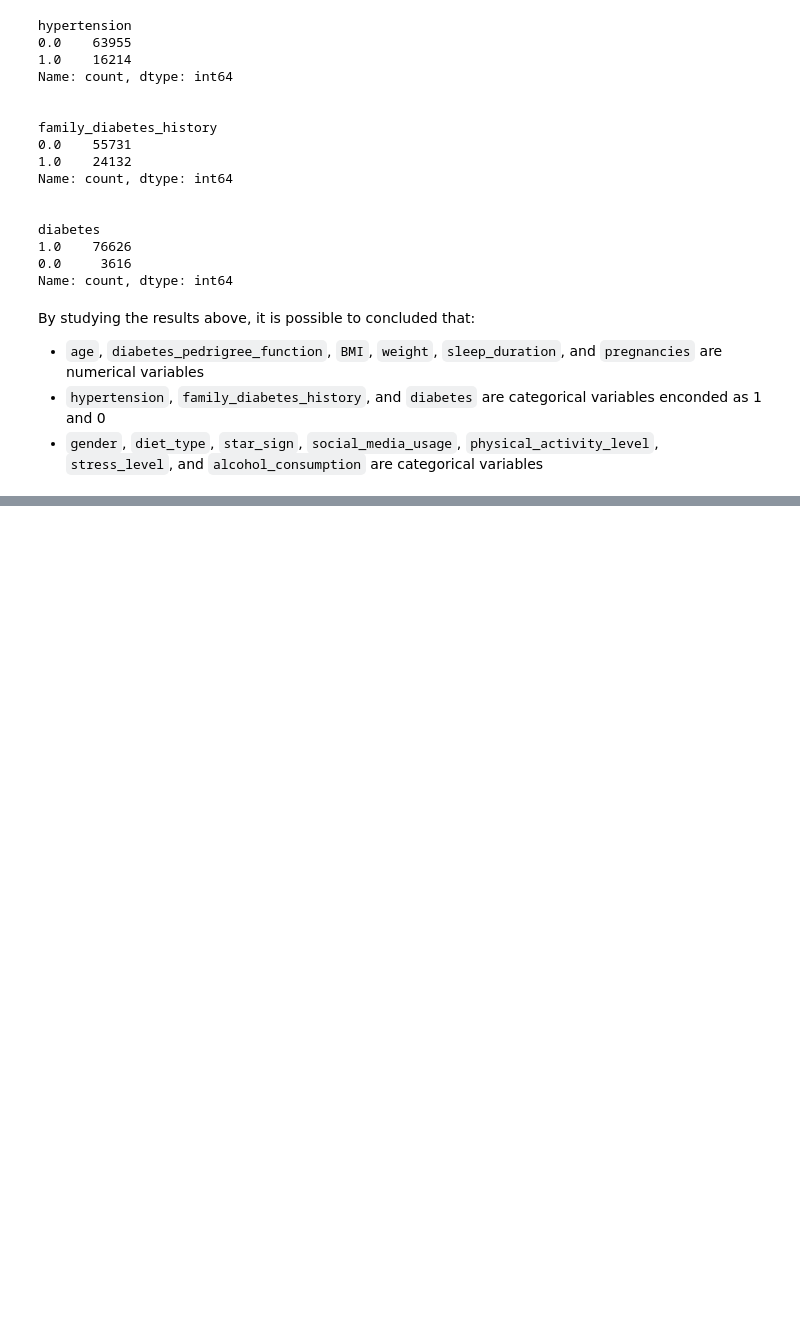
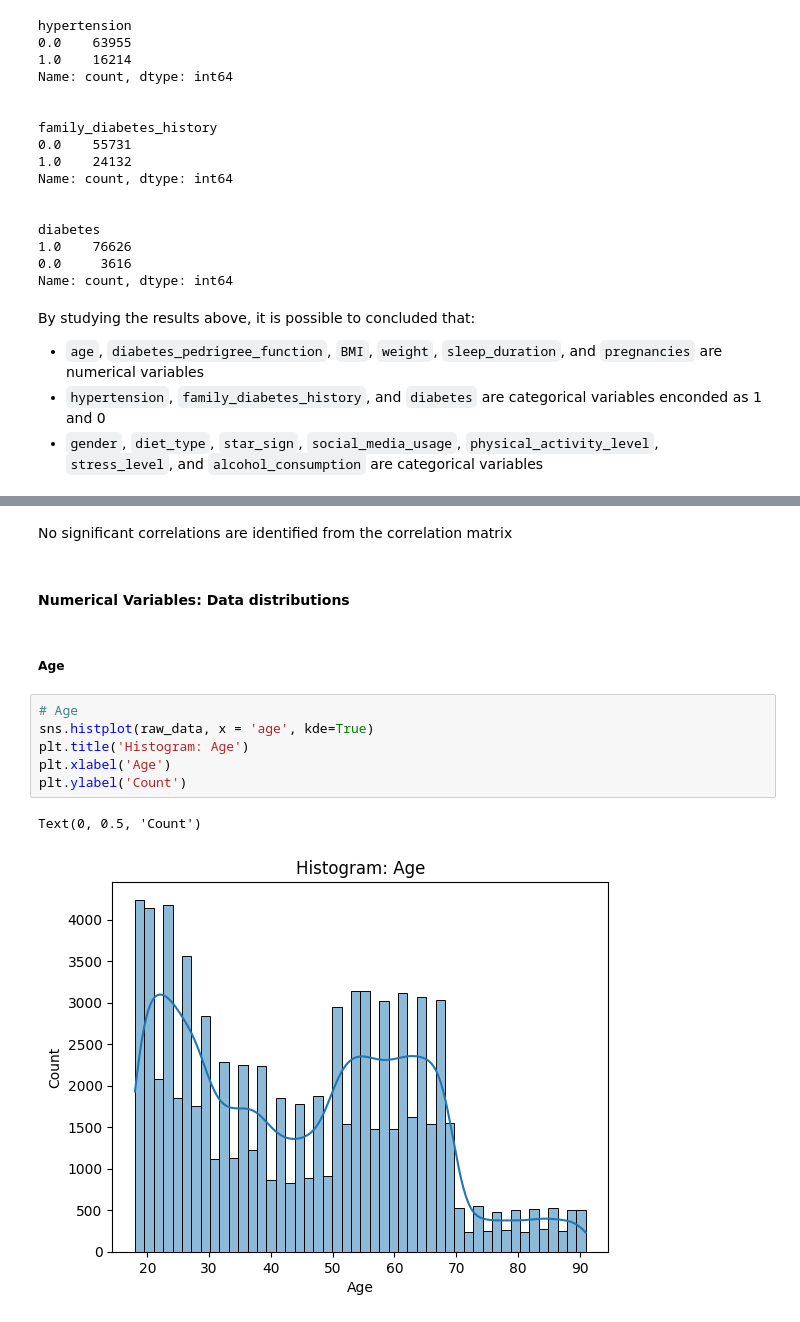
Before and after one commit to isabella-madiedo/Diabetes-Datathon, a Jupyter notebook: Code/data_cleaning.ipynb, the cells around one changed output, grey strips where cells are left out. Saved outputs shown, nothing was run; the diff lists cells and outputs as text; blank space fills up the shorter version.

```diff
--- a/Code/data_cleaning.ipynb
+++ b/Code/data_cleaning.ipynb
@@ -113,0 +174,15 @@ Numerical Variables Statistics:
+# %% [markdown]
+No significant correlations are identified from the correlation matrix
+# %% [markdown]
+#### Numerical Variables: Data distributions
+# %% [markdown]
+##### Age
+# %%
+# Age
+sns.histplot(raw_data, x = 'age', kde=True)
+plt.title('Histogram: Age')
+plt.xlabel('Age')
+plt.ylabel('Count')
+# %% [output]
+Text(0, 0.5, 'Count')
+[figure, added]
```
Also changed, not shown: parts of 27 cells of this notebook.
